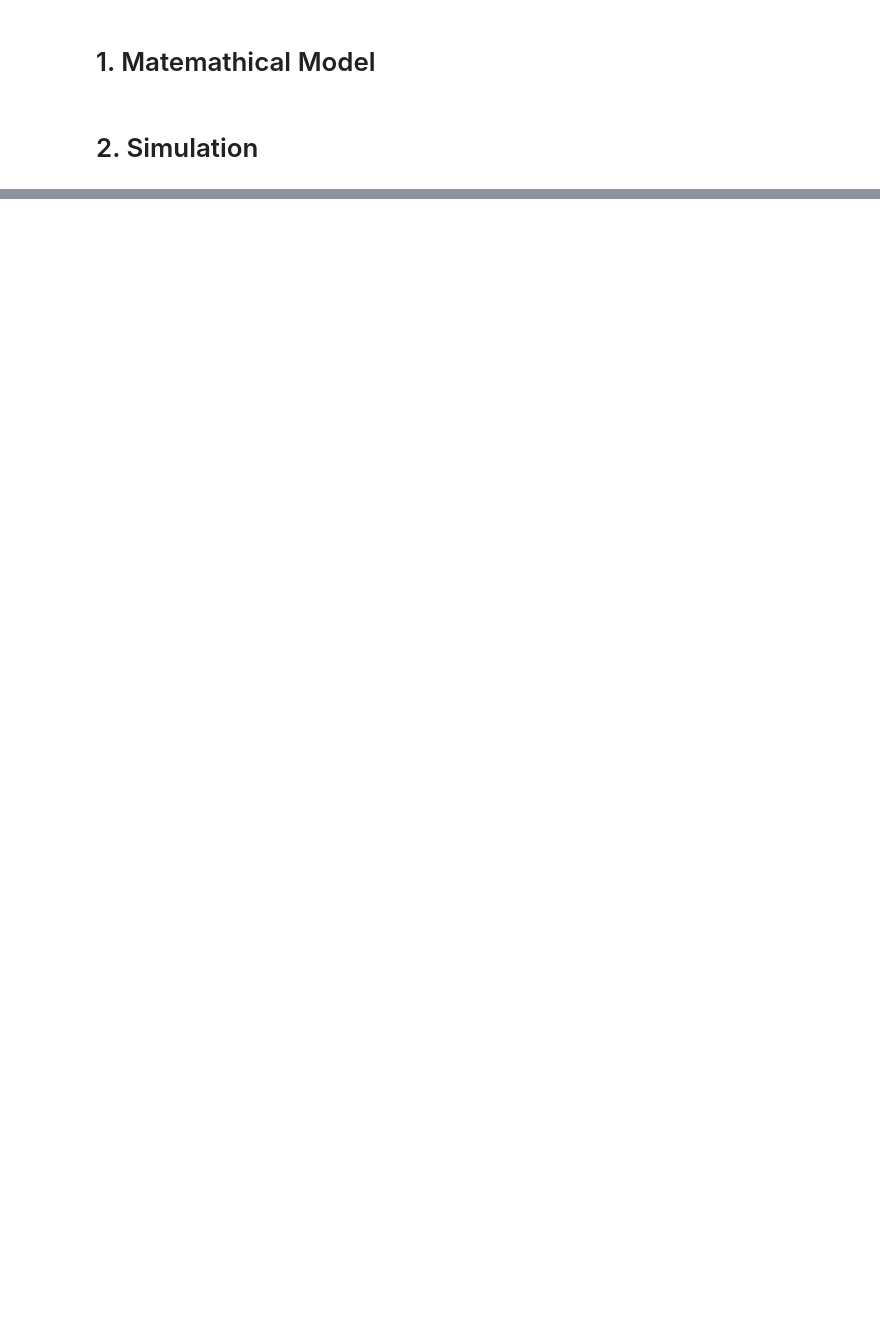
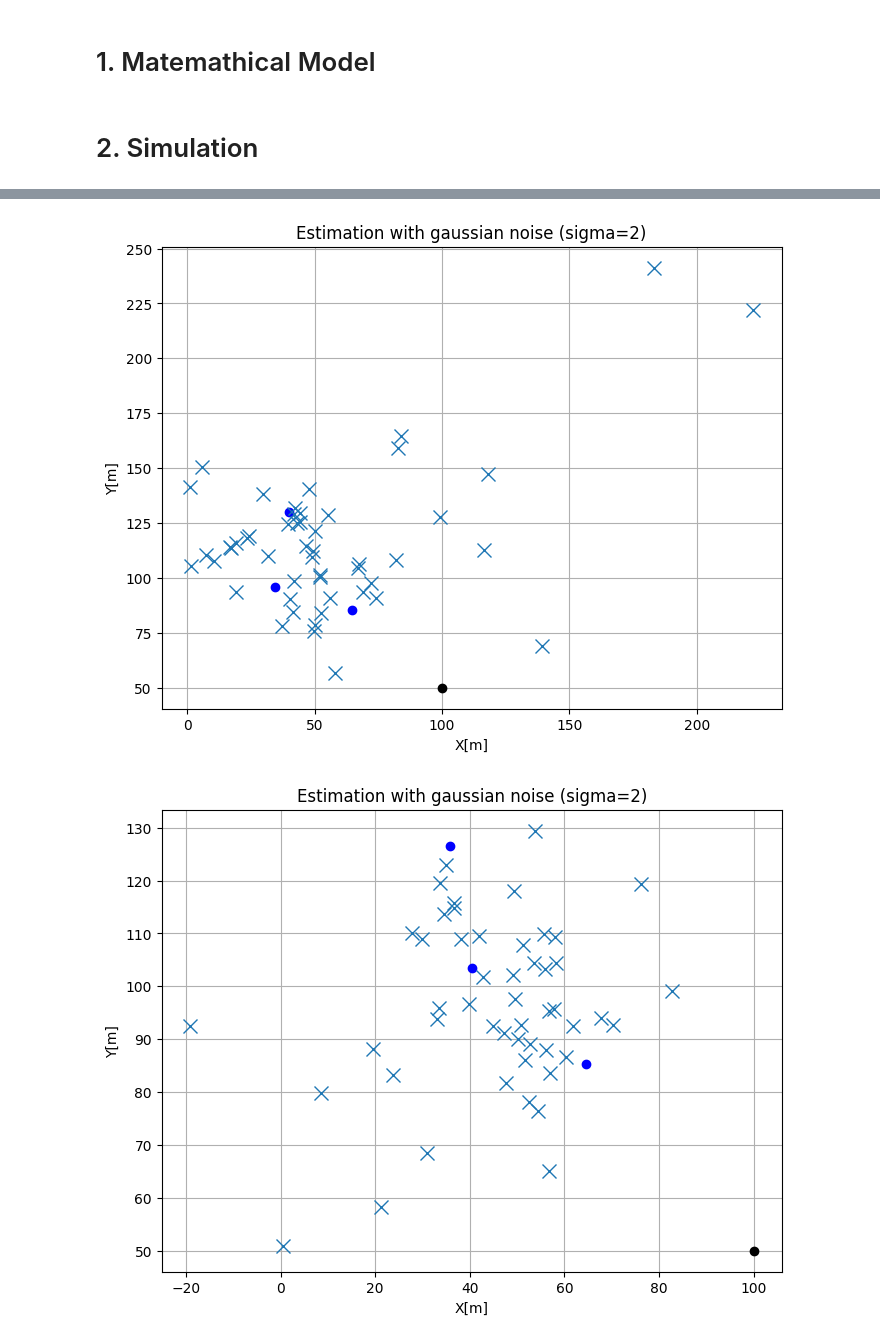
Before and after one commit to Alegarcia049/TP3_INFE, a Jupyter notebook: code.ipynb, the cells around one changed output, grey strips where cells are left out. Drawn from its saved outputs; the diff is of its cells as text; code cells hidden in the pictures; blank space fills up the shorter version.

```diff
--- a/code.ipynb
+++ b/code.ipynb
@@ -40,0 +95,36 @@ print(x)
+# %%
+# Introducing gaussian noise to observed angles
+
+thetas_234 = np.array([[config_2[p]['angulo'] for p in config_2.keys()],
+                       [config_3[p]['angulo'] for p in config_3.keys()],
+                       [config_4[p]['angulo'] for p in config_4.keys()]])
+pos_234 = np.array([[config_2[p]['pos'] for p in config_2.keys()],
+                    [config_3[p]['pos'] for p in config_3.keys()],
+                    [config_4[p]['pos'] for p in config_4.keys()]
+                   ])
+
+rng = np.random.default_rng(42) # Random generator for reprodoctubility
+sigma = 2
+estimations = np.zeros((50, 3, 2))
+noise_angles = np.tile(thetas_234, (50, 1, 1))
+noise = rng.normal(0, sigma, size=(50, 3, 3))
+noise_angles += noise
+conditions = np.zeros((50, 3, 1))
+for i in range(estimations.shape[0]):
+    for j in range(estimations.shape[1]):
+        x, cond = estimate_p(noise_angles[i,j,:], pos_234[j,:])
+        estimations[i, j] = x
+
+for i in range(estimations.shape[1]):
+    plt.figure(figsize=(8,6))
+    plt.plot(pos_234[i,:,0], pos_234[i,:,1], 'o', color='blue', label='p_ref')
+    plt.plot(estimations[:,i,0], estimations[:,i,1], 'x', markersize=10.0, label='̂p')
+    plt.plot(p[0], p[1], 'o', color='black', label='p')
+    plt.title(f'Estimation with gaussian noise (sigma={sigma})')
+    plt.xlabel('X[m]')
+    plt.ylabel('Y[m]')
+    plt.grid(True)
+    plt.show()
+# %% [output]
+[figure, added]
+[figure, added]
```
Also changed, not shown: parts of 7 cells of this notebook, 1 other file.
